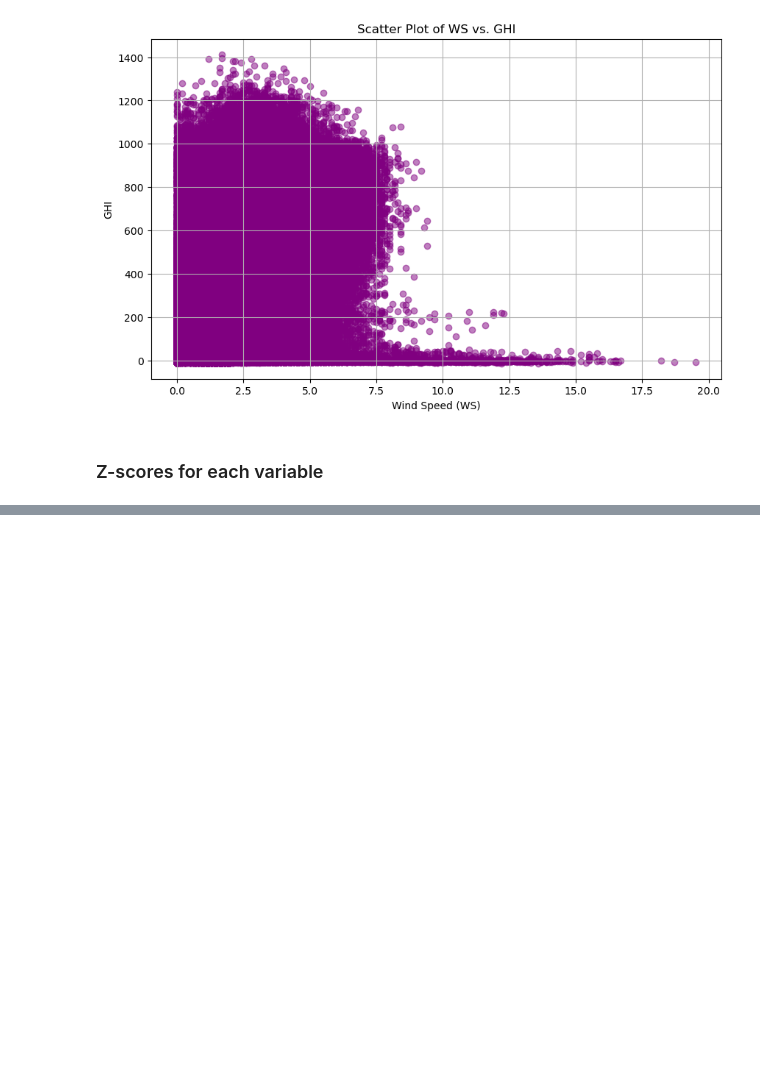
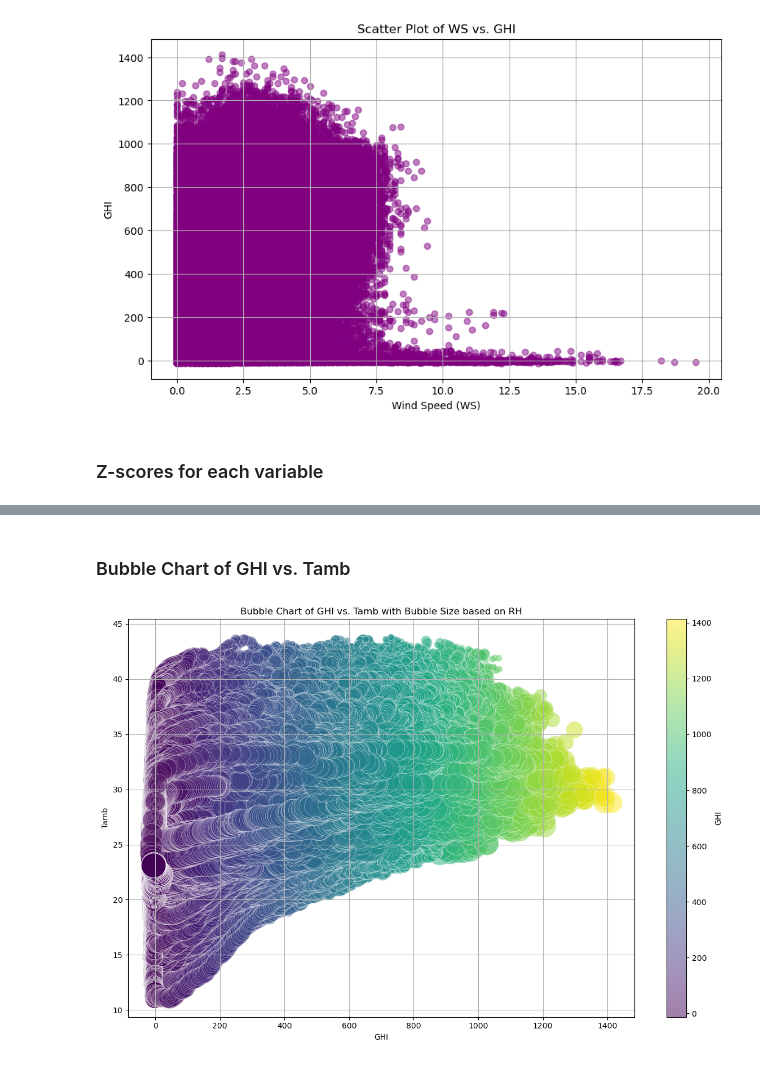
Before and after one commit to J0-Y0/moon_light_energy, a Jupyter notebook: notebooks/EDA_analysis.ipynb, the cells around one changed output, grey strips where cells are left out. Saved outputs shown, nothing was run; the diff lists cells and outputs as text; code cells hidden in the pictures; blank space fills up the shorter version.

Commit message:
Bubble Chart of GHI vs. Tamb

```diff
--- a/notebooks/EDA_analysis.ipynb
+++ b/notebooks/EDA_analysis.ipynb
@@ -217,3 +217,25 @@ cleaned_data.head()
 | 2021-08-09 00:03:00 | -1.1 | -0.2 | -1.1 | 0.0 | 0.0 | 26.2 | 93.7 | 0.3 | 1.1 | 0.5 | 124.6 | ... |
 | 2021-08-09 00:04:00 | -1.1 | -0.1 | -1.0 | 0.0 | 0.0 | 26.2 | 93.3 | 0.2 | 0.7 | 0.4 | 120.3 | ... |
 | 2021-08-09 00:05:00 | -1.0 | -0.1 | -1.0 | 0.0 | 0.0 | 26.2 | 93.3 | 0.1 | 0.7 | 0.3 | 113.2 | ... |
+# %% [markdown]
+### Bubble Chart of GHI vs. Tamb
+# %%
+x = cleaned_data['GHI']
+y = cleaned_data['Tamb']
+size = cleaned_data['RH'] * 10  # Bubble size (scaled)
+color = cleaned_data['GHI']  # Optional: Bubble color by GHI
+
+plt.figure(figsize=(12, 8))
+
+# Create the bubble chart
+plt.scatter(x, y, s=size, c=color, cmap='viridis', alpha=0.5, edgecolors='w', linewidth=0.5)
+plt.colorbar(label='GHI')
+
+plt.xlabel('GHI')
+plt.ylabel('Tamb')
+plt.title('Bubble Chart of GHI vs. Tamb with Bubble Size based on RH')
+plt.grid(True)
+plt.tight_layout()
+plt.show()
+# %% [output]
+[figure, added]
```
